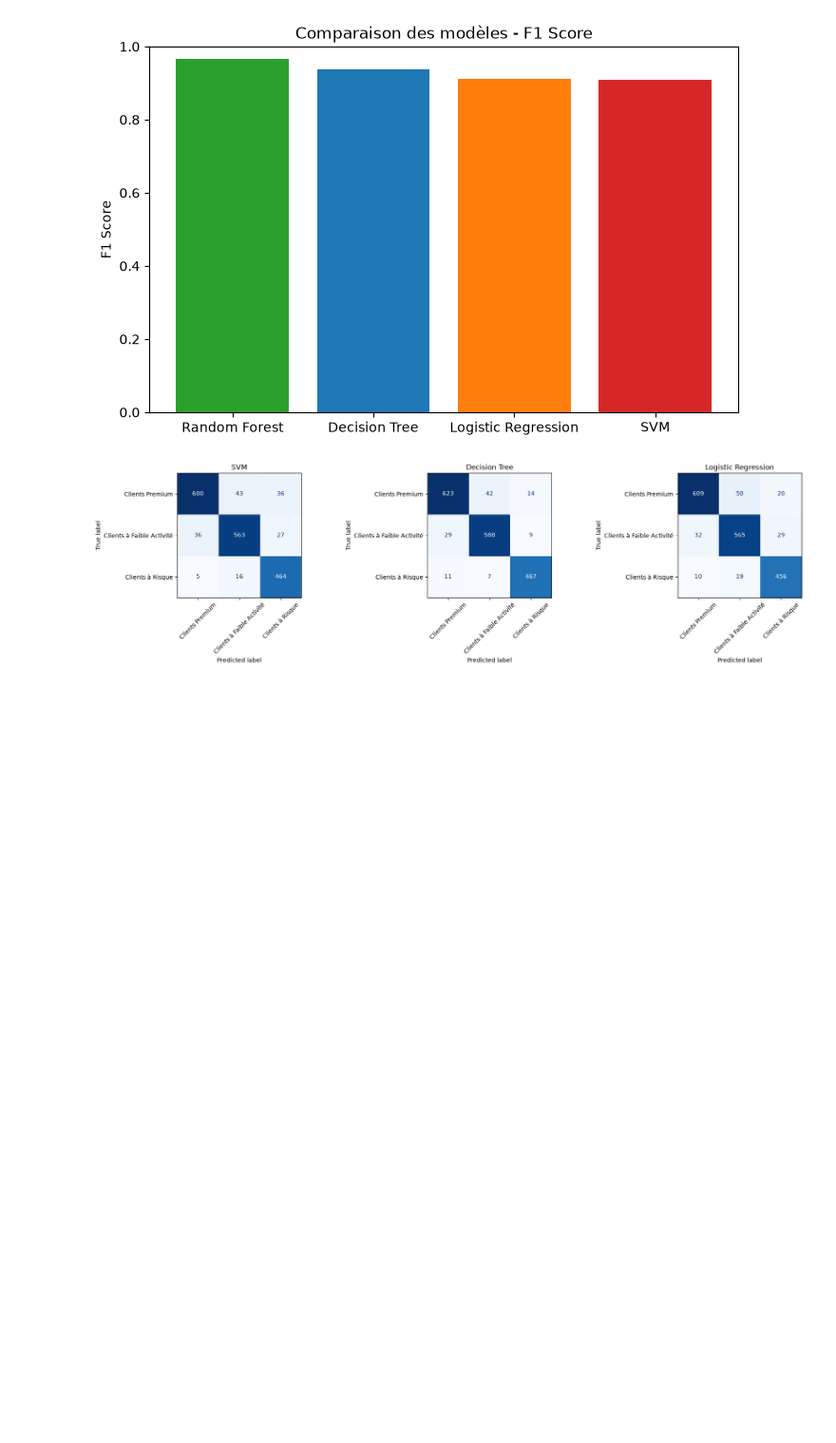
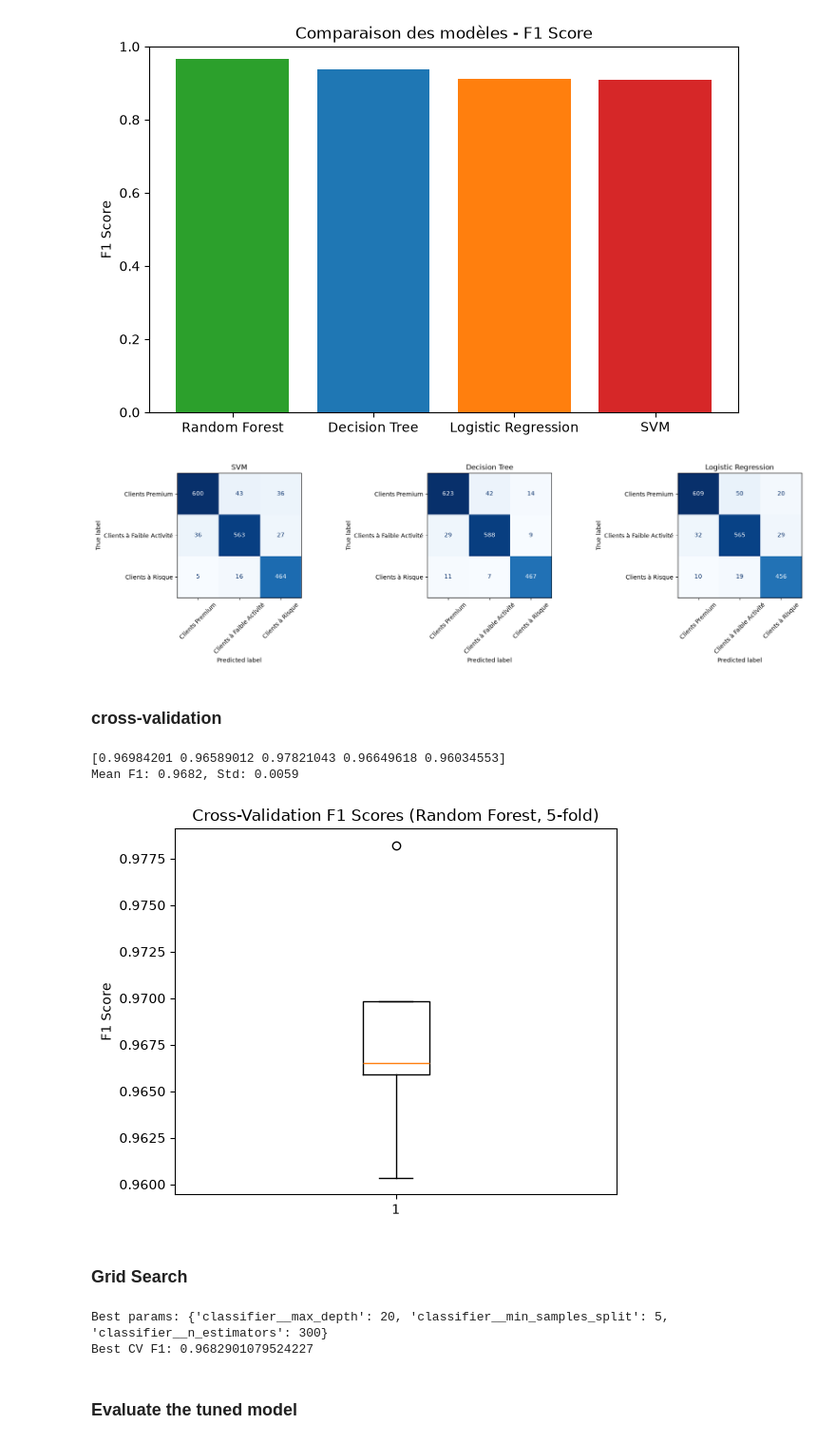
Before and after one commit to ABDELHAFIDaz/CardProfiler, a Jupyter notebook: notebooks/Classification.ipynb, the cells around one changed output. Shown at 95% size. Drawn from its saved outputs; the diff is of its cells as text; code cells hidden in the pictures; blank space fills up the shorter version.

```diff
--- a/notebooks/Classification.ipynb
+++ b/notebooks/Classification.ipynb
@@ -174,3 +174,47 @@ plt.tight_layout()
 plt.show()
 # %% [output]
 [figure]
+# %% [markdown]
+### cross-validation
+# %%
+from sklearn.model_selection import cross_val_score
+
+cv_scores = cross_val_score(pipeline, X, y, cv=5, scoring="f1_weighted")
+
+print(cv_scores)
+print(f"Mean F1: {cv_scores.mean():.4f}, Std: {cv_scores.std():.4f}")
+# %% [output]
+[0.96984201 0.96589012 0.97821043 0.96649618 0.96034553]
+Mean F1: 0.9682, Std: 0.0059
+# %%
+plt.figure(figsize=(6, 5))
+plt.boxplot(cv_scores)
+plt.ylabel("F1 Score")
+plt.title("Cross-Validation F1 Scores (Random Forest, 5-fold)")
+plt.show()
+# %% [output]
+[figure, added]
+# %% [markdown]
+### Grid Search
+# %%
+from sklearn.model_selection import GridSearchCV
+
+param_grid = {
+    "classifier__n_estimators": [100, 200, 300],
+    "classifier__max_depth": [None, 10, 20, 30],
+    "classifier__min_samples_split": [2, 5, 10]
+}
+
+grid_search = GridSearchCV(
+    pipeline, param_grid, cv=5, scoring="f1_weighted", n_jobs=-1
+)
+
+grid_search.fit(X_train, y_train)
+
+print("Best params:", grid_search.best_params_)
+print("Best CV F1:", grid_search.best_score_)
+# %% [output]
+Best params: {'classifier__max_depth': 20, 'classifier__min_samples_split': 5, 'classifier__n_estimators': 300}
+Best CV F1: 0.9682901079524227
+# %% [markdown]
+### Evaluate the tuned model
```
Also changed, not shown: parts of 6 cells of this notebook, 2 other files.
